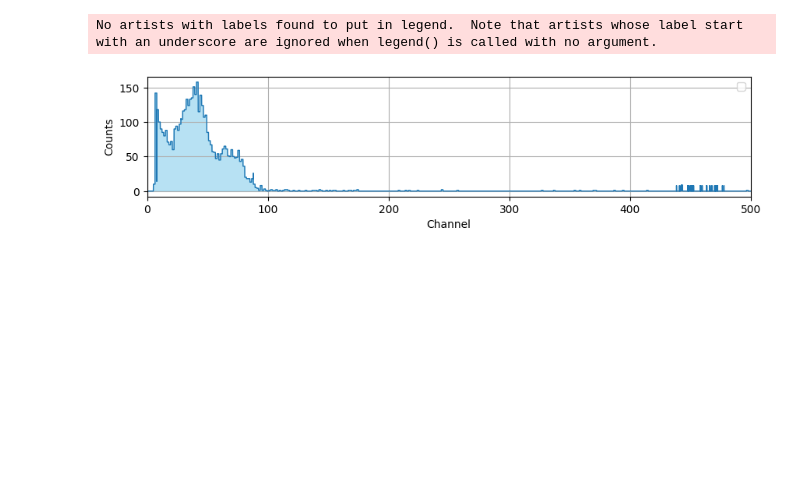
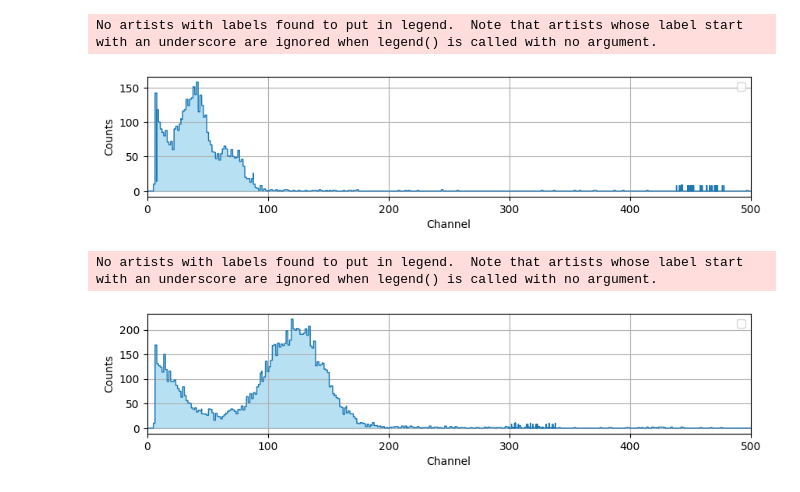
Before and after one commit to fabioc9675/TrapezoidalShaper_Prj, a Jupyter notebook: Notebooks/ILA_process_HR.ipynb, the cells around one changed output. Drawn from its saved outputs; the diff is of its cells as text; code cells hidden in the pictures; blank space fills up the shorter version.

Commit message:
New Images for scintillator

```diff
--- a/Notebooks/ILA_process_HR.ipynb
+++ b/Notebooks/ILA_process_HR.ipynb
@@ -319,3 +319,62 @@ plt.grid(True)
 # %% [output]
 No artists with labels found to put in legend.  Note that artists whose label start with an underscore are ignored when legend() is called with no argument.
 [figure]
+# %%
+# Importar el archivo CSV
+df = pd.read_csv('ilascintTor05.csv', delimiter=',')
+
+# Eliminar la primera fila que contiene los nombres de las columnas
+df = df.drop(0)
+
+# Convertir los valores a tipo numérico
+df = df.apply(pd.to_numeric)
+
+# Obtener los datos de las columnas de interés
+x = df['Sample in Buffer']
+y1 = df['Sample in Window']
+y2 = df['TRIGGER']
+#y3 = df['pynq_bd_i/dpp_counter_0_y[31:0]']
+#y4 = df['pynq_bd_i/xadc_buffer_0_y[31:0]']
+#y5 = df['pynq_bd_i/fir_fab_0_y[31:0]']
+#y6 = df['pynq_bd_i/trapz_klm_0_y[31:0]']
+y7 = df['pynq_bd_i/xadc_wiz_0_drdy_out']
+y8 = df['pynq_bd_i/dpp_counter_0_fifo_o[31:0]']
+y9 = df['pynq_bd_i/dpp_counter_0_y[31:0]']
+
+# Graficar utilizando NumPy
+#plt.plot(x, y1, label='Sample in Window')
+#plt.plot(x, y2, label='TRIGGER')
+#plt.plot(x, y3, label='pynq_bd_i/dpp_counter_0_y[31:0]')
+#plt.plot(x, y4, label='pynq_bd_i/xadc_buffer_0_y[31:0]')
+#plt.plot(x, y5, label='pynq_bd_i/fir_fab_0_y[31:0]')
+#plt.plot(x, y6, label='pynq_bd_i/trapz_klm_0_y[31:0]')
+#plt.plot(x, y7, label='pynq_bd_i/xadc_wiz_0_drdy_out')
+
+
+# Creamos un array booleano que indica dónde los datos son mayores que 100 en el rango dado
+condicion = (y8[16000:100000] > 50)
+
+# Cambiamos los valores mayores que 100 a 0 en el rango dado
+y8[16000:100000][condicion] = 0
+
+
+plt.figure(figsize=(10,2.0))
+plt.plot(x/100, y8,color='tab:blue',linewidth=1.0)#, label='pynq_bd_i/dpp_counter_0_fifo_o[31:0]')
+plt.fill_between(x/100, y8, color='skyblue', alpha=0.6)
+
+# Configurar la leyenda y las etiquetas de los ejes
+#plt.title("Americio")
+plt.legend()
+plt.xlabel('Channel')
+plt.ylabel('Counts')
+plt.xlim([0,500])
+#plt.ylim([-10,4200])
+plt.grid(True)
+
+# Mostrar el gráfico
+#plt.show()
+
+plt.savefig("output/TorEnergy_scint02.pdf", format="pdf", bbox_inches="tight")
+# %% [output]
+No artists with labels found to put in legend.  Note that artists whose label start with an underscore are ignored when legend() is called with no argument.
+[figure, added]
```
Also changed, not shown: parts of 3 cells of this notebook, 1 other file.
